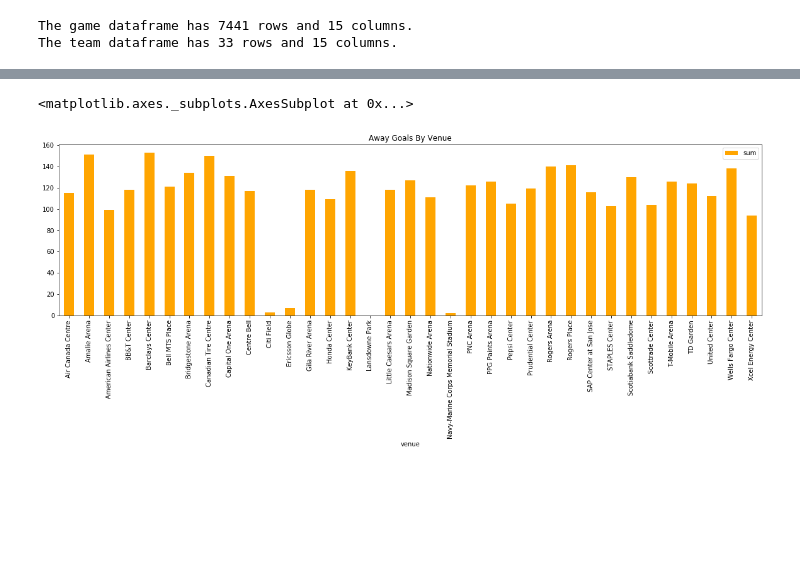
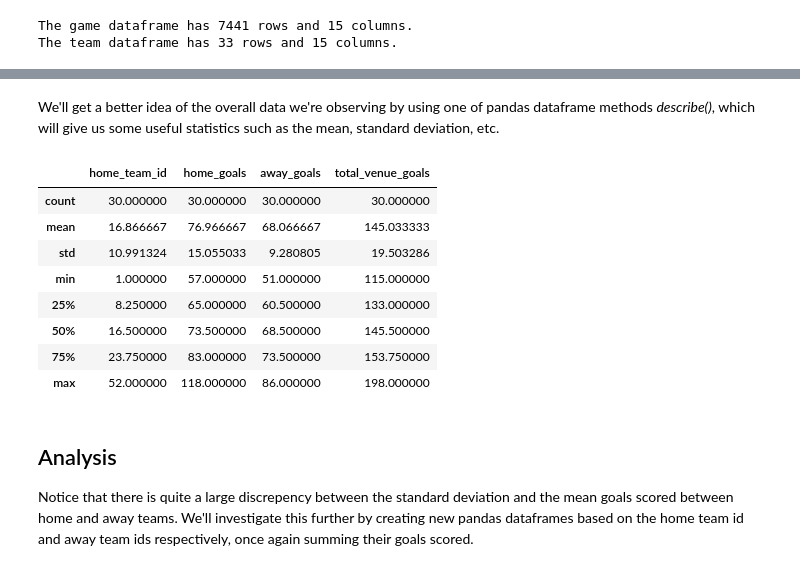
Before and after one commit to Francisjhacke/nhl-data-analysis, a Jupyter notebook: main.ipynb, the cells around one changed output, grey strips where cells are left out. Drawn from its saved outputs; the diff is of its cells as text; code cells hidden in the pictures; blank space fills up the shorter version.

```diff
--- a/main.ipynb
+++ b/main.ipynb
@@ -56,7 +60,17 @@ home_goals_2017.plot(kind="bar", figsize=[20,5], title="Home Goals By Venue")
-# %%
-# Away goals by venue for the 2017-2018 season
-away_goals_2017 = pd.DataFrame(season2017.groupby(['venue'])['away_goals'].agg([np.sum]))
-away_goals_2017.plot(kind="bar", figsize=[20,5], title="Away Goals By Venue", color="orange")
-# %% [output]
-<matplotlib.axes._subplots.AxesSubplot at 0x...>
-[figure, removed]
+# %% [markdown]
+We'll get a better idea of the overall data we're observing by using one of pandas dataframe methods _describe()_, which will give us some useful statistics such as the mean, standard deviation, etc.
+# %%
+goals_2012.describe()
+# %% [output]
+|  | home_team_id | home_goals | away_goals | total_venue_goals |
+| count | 30.000000 | 30.000000 | 30.000000 | 30.000000 |
+| mean | 16.866667 | 76.966667 | 68.066667 | 145.033333 |
+| std | 10.991324 | 15.055033 | 9.280805 | 19.503286 |
+| min | 1.000000 | 57.000000 | 51.000000 | 115.000000 |
+| 25% | 8.250000 | 65.000000 | 60.500000 | 133.000000 |
+| 50% | 16.500000 | 73.500000 | 68.500000 | 145.500000 |
+| 75% | 23.750000 | 83.000000 | 73.500000 | 153.750000 |
+| max | 52.000000 | 118.000000 | 86.000000 | 198.000000 |
+# %% [markdown]
+## Analysis
+Notice that there is quite a large discrepency between the standard deviation and the mean goals scored between home and away teams. We'll investigate this further by creating new pandas dataframes based on the home team id and away team ids respectively, once again summing their goals scored.
```
Also changed, not shown: parts of 23 cells of this notebook.
